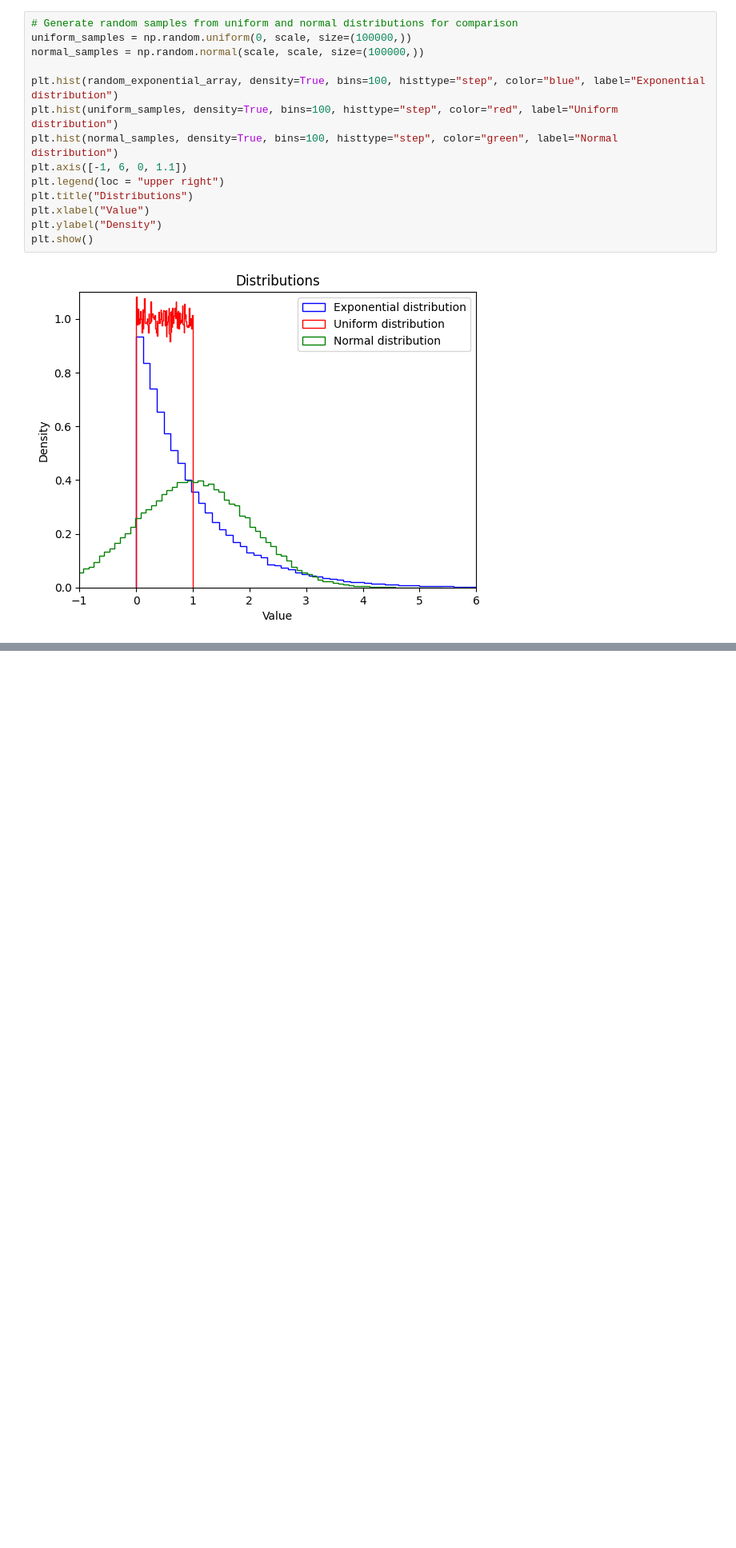
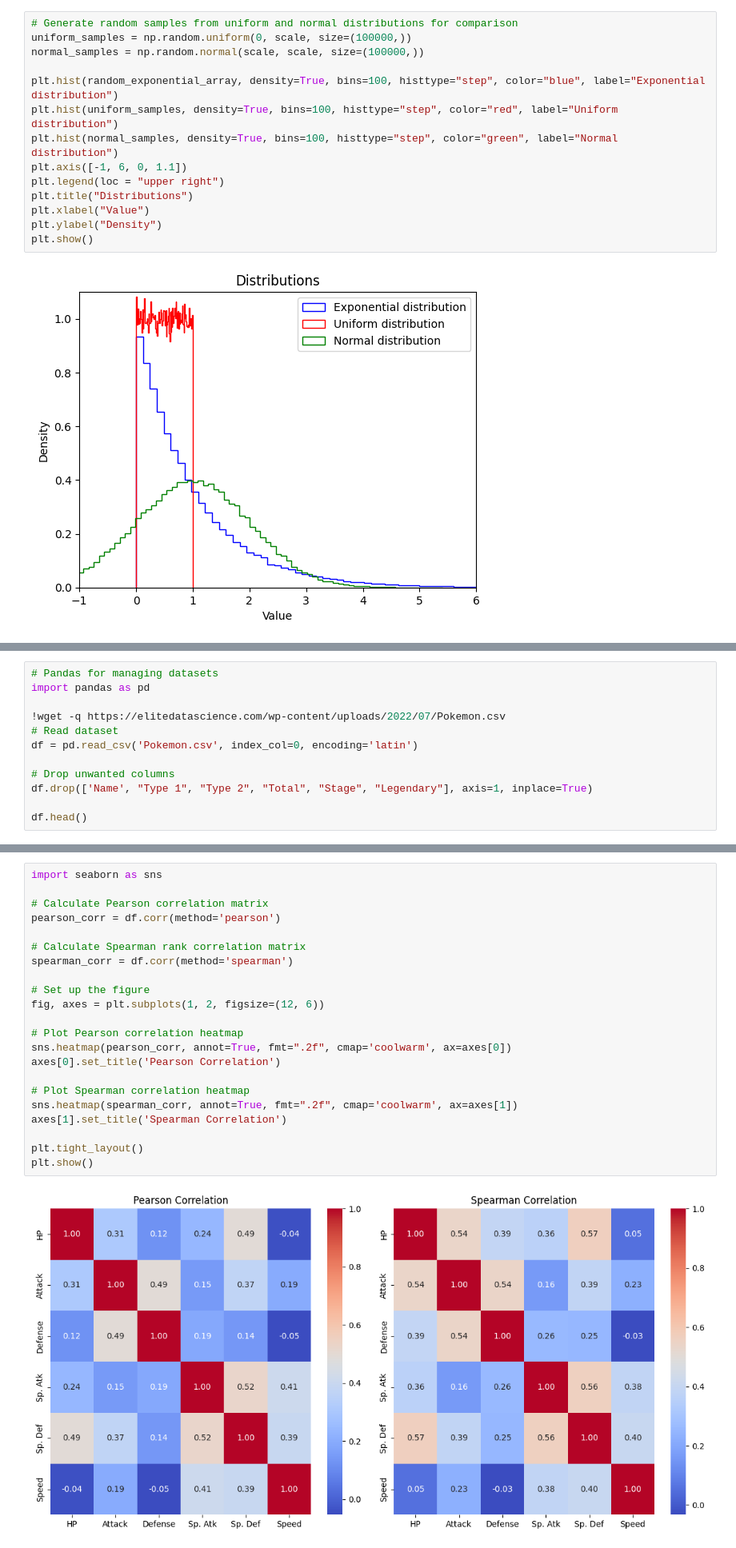
Before and after one commit to Benuka-Punchihewa/dl-lab-1, a Jupyter notebook: dl_lab_1_task_1.ipynb, the cells around one changed output, grey strips where cells are left out. Shown: that part at 80% size. Cells and saved outputs as stored; diff of their text form; blank space fills up the shorter version.

```diff
--- a/dl_lab_1_task_1.ipynb
+++ b/dl_lab_1_task_1.ipynb
@@ -47,0 +76,12 @@ plt.show()
+# %%
+# Pandas for managing datasets
+import pandas as pd
+
+!wget -q https://elitedatascience.com/wp-content/uploads/2022/07/Pokemon.csv
+# Read dataset
+df = pd.read_csv('Pokemon.csv', index_col=0, encoding='latin')
+
+# Drop unwanted columns
+df.drop(['Name', "Type 1", "Type 2", "Total", "Stage", "Legendary"], axis=1, inplace=True)
+
+df.head()
@@ -47,0 +96,24 @@ plt.show()
+# %%
+import seaborn as sns
+
+# Calculate Pearson correlation matrix
+pearson_corr = df.corr(method='pearson')
+
+# Calculate Spearman rank correlation matrix
+spearman_corr = df.corr(method='spearman')
+
+# Set up the figure
+fig, axes = plt.subplots(1, 2, figsize=(12, 6))
+
+# Plot Pearson correlation heatmap
+sns.heatmap(pearson_corr, annot=True, fmt=".2f", cmap='coolwarm', ax=axes[0])
+axes[0].set_title('Pearson Correlation')
+
+# Plot Spearman correlation heatmap
+sns.heatmap(spearman_corr, annot=True, fmt=".2f", cmap='coolwarm', ax=axes[1])
+axes[1].set_title('Spearman Correlation')
+
+plt.tight_layout()
+plt.show()
+# %% [output]
+[figure, added]
```
Also changed, not shown: parts of 2 cells of this notebook.
